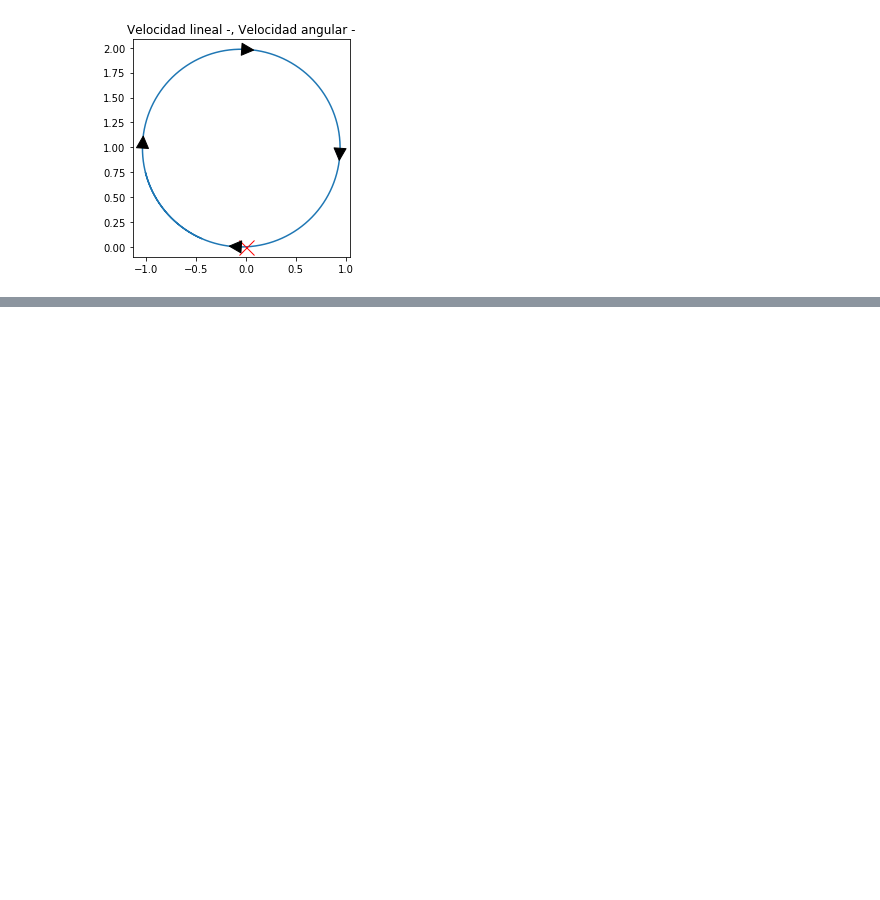
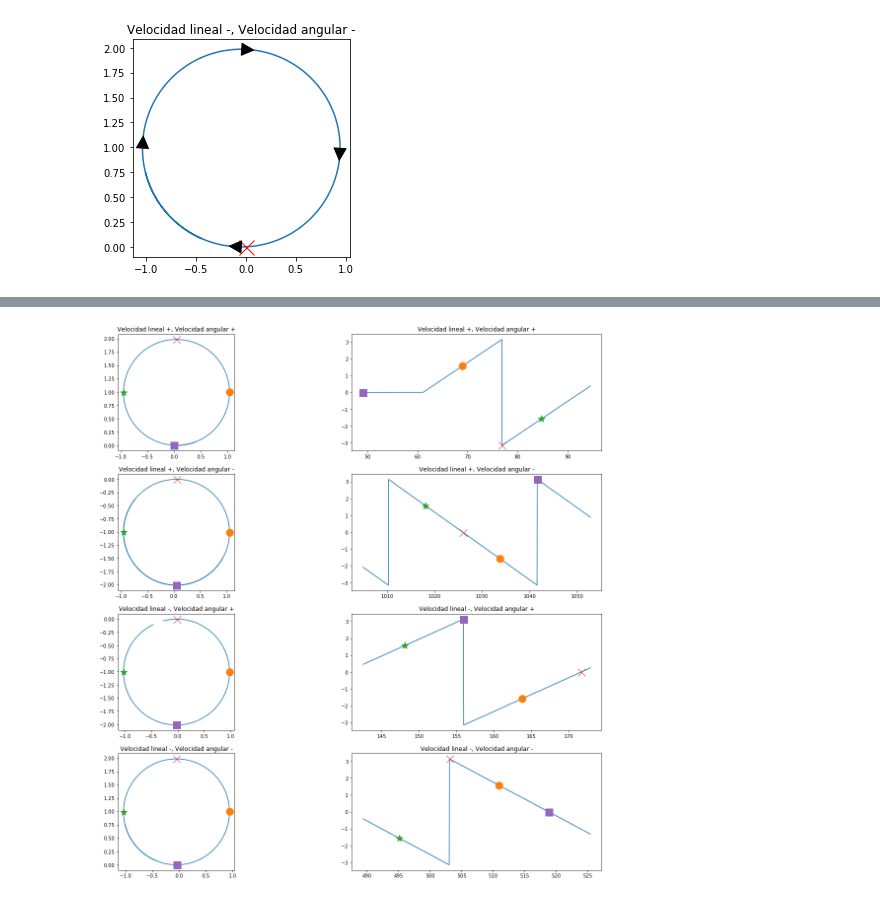
Before and after one commit to matias-dogliani/robotic_repo, a Jupyter notebook: Tp1/Tp1.ipynb, the cells around one changed output, grey strips where cells are left out. Drawn from its saved outputs; the diff is of its cells as text; code cells hidden in the pictures; blank space fills up the shorter version.

Commit message:
Agrego orientacion para las 4  combinaciones

```diff
--- a/Tp1/Tp1.ipynb
+++ b/Tp1/Tp1.ipynb
@@ -610,0 +665,37 @@ plt.axis("off")
+# %%
+import pandas as pd
+import matplotlib.pylab as plt
+
+dataC1 =  pd.read_csv("./logs/log_mov_circular.txt", sep= "\t", header=None)
+dataC2 =  pd.read_csv("./logs/comb2_log.txt", sep= "\t", header=None)
+dataC3 =  pd.read_csv("./logs/comb3_log.txt", sep= "\t", header=None)
+dataC4 =  pd.read_csv("./logs/comb4_log.txt", sep= "\t", header=None)
+
+
+fig = plt.figure(1,(20,20))
+fig.add_subplot(4, 2,1)
+graficar_camino(dataC1,"Velocidad lineal +, Velocidad angular +")
+fig.add_subplot(4, 2,2)
+graficar_orientacion(dataC1,"Velocidad lineal +, Velocidad angular +")
+
+fig.add_subplot(4,2,3)
+graficar_camino(dataC2,"Velocidad lineal +, Velocidad angular -")
+fig.add_subplot(4, 2,4)
+graficar_orientacion(dataC2,"Velocidad lineal +, Velocidad angular -")
+
+
+fig.add_subplot(4,2,5)
+graficar_camino(dataC3,"Velocidad lineal -, Velocidad angular +")
+fig.add_subplot(4, 2,6)
+graficar_orientacion(dataC3,"Velocidad lineal -, Velocidad angular +")
+
+
+fig.add_subplot(4,2,7)
+graficar_camino(dataC4,"Velocidad lineal -, Velocidad angular -")
+fig.add_subplot(4, 2,8)
+graficar_orientacion(dataC4,"Velocidad lineal -, Velocidad angular -")
+
+
+plt.savefig("./imgs/comparacion_combinaciones.png")
+# %% [output]
+[figure, added]
```
Also changed, not shown: parts of 3 cells of this notebook, 1 other file.
